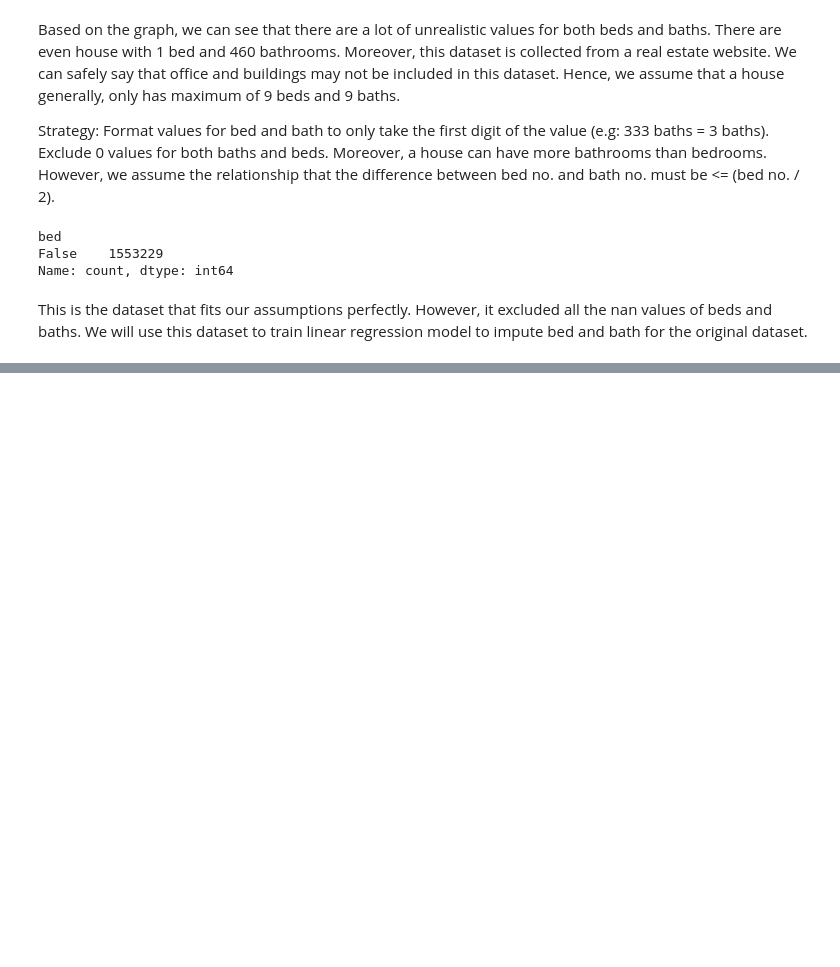
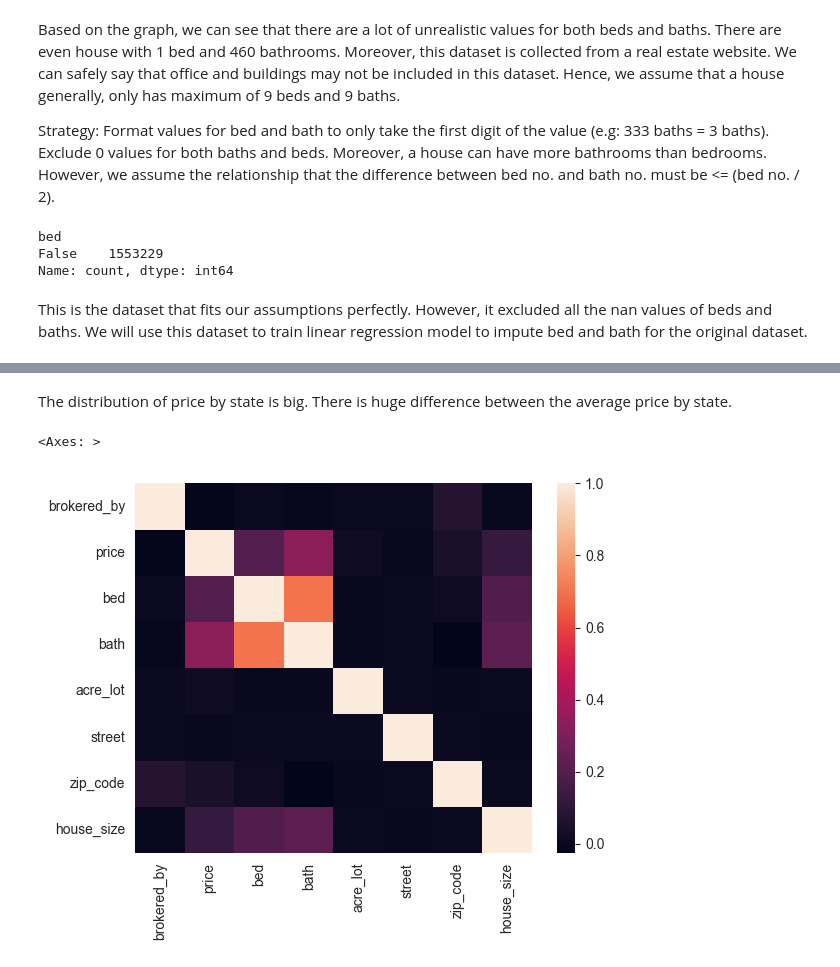
Before and after one commit to EddieNguyen2012/House_Price_ML_Project, a Jupyter notebook: HousePrice.ipynb, the cells around one changed output, grey strips where cells are left out. Cells and saved outputs as stored; diff of their text form; code cells hidden in the pictures; blank space fills up the shorter version.

```diff
--- a/HousePrice.ipynb
+++ b/HousePrice.ipynb
@@ -139,2 +156,13 @@ fig.show()
 # %% [output]
 [interactive output not drawn]
+# %% [markdown]
+The distribution of price by state is big. There is huge difference between the average price by state.
+# %%
+all_numeric = data.drop(columns=["status", "state", "city", "prev_sold_date"])
+correlation = all_numeric.corr()
+sns.heatmap(
+    data=correlation,
+)
+# %% [output]
+<Axes: >
+[figure, added]
```
Also changed, not shown: parts of 2 cells of this notebook.
